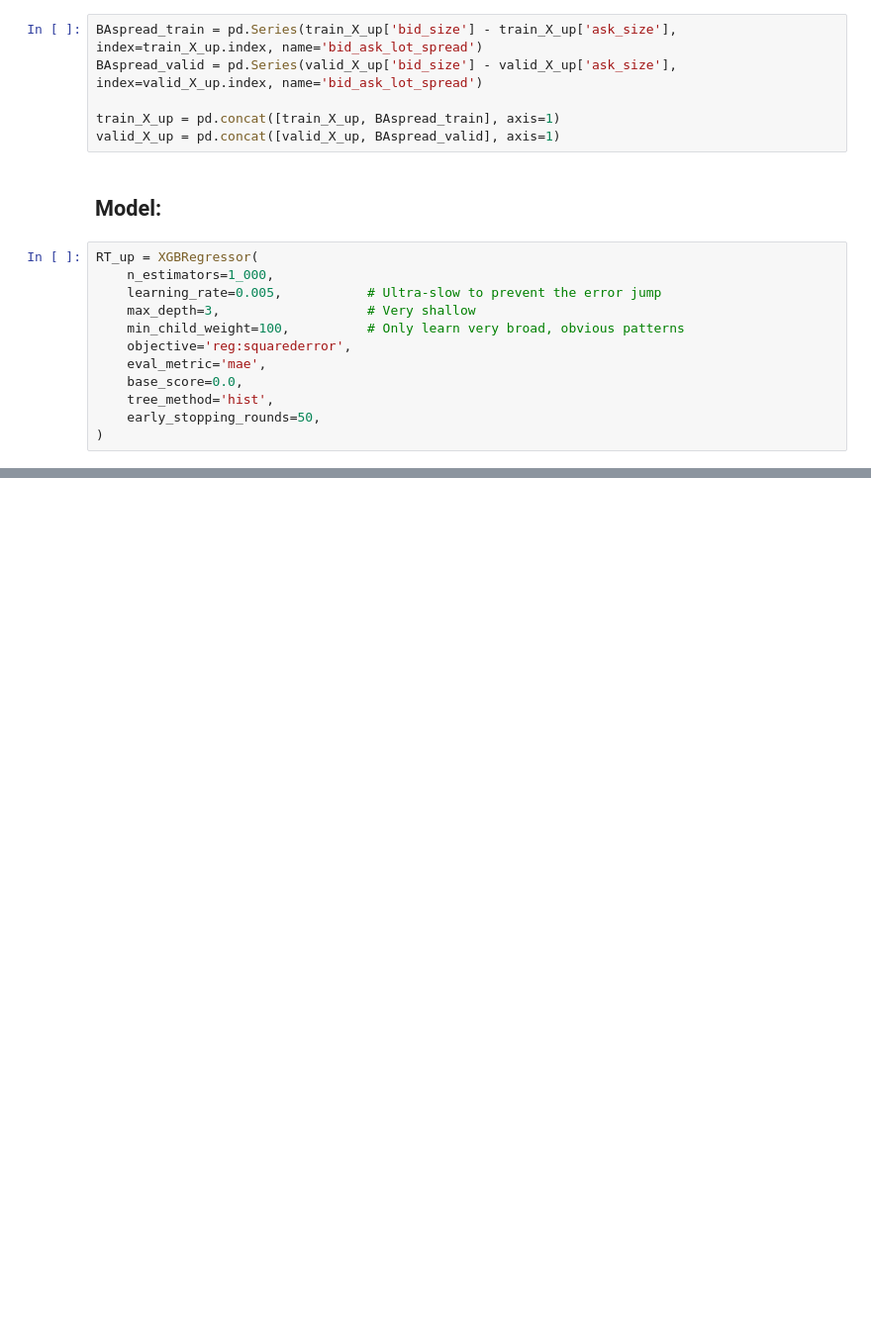
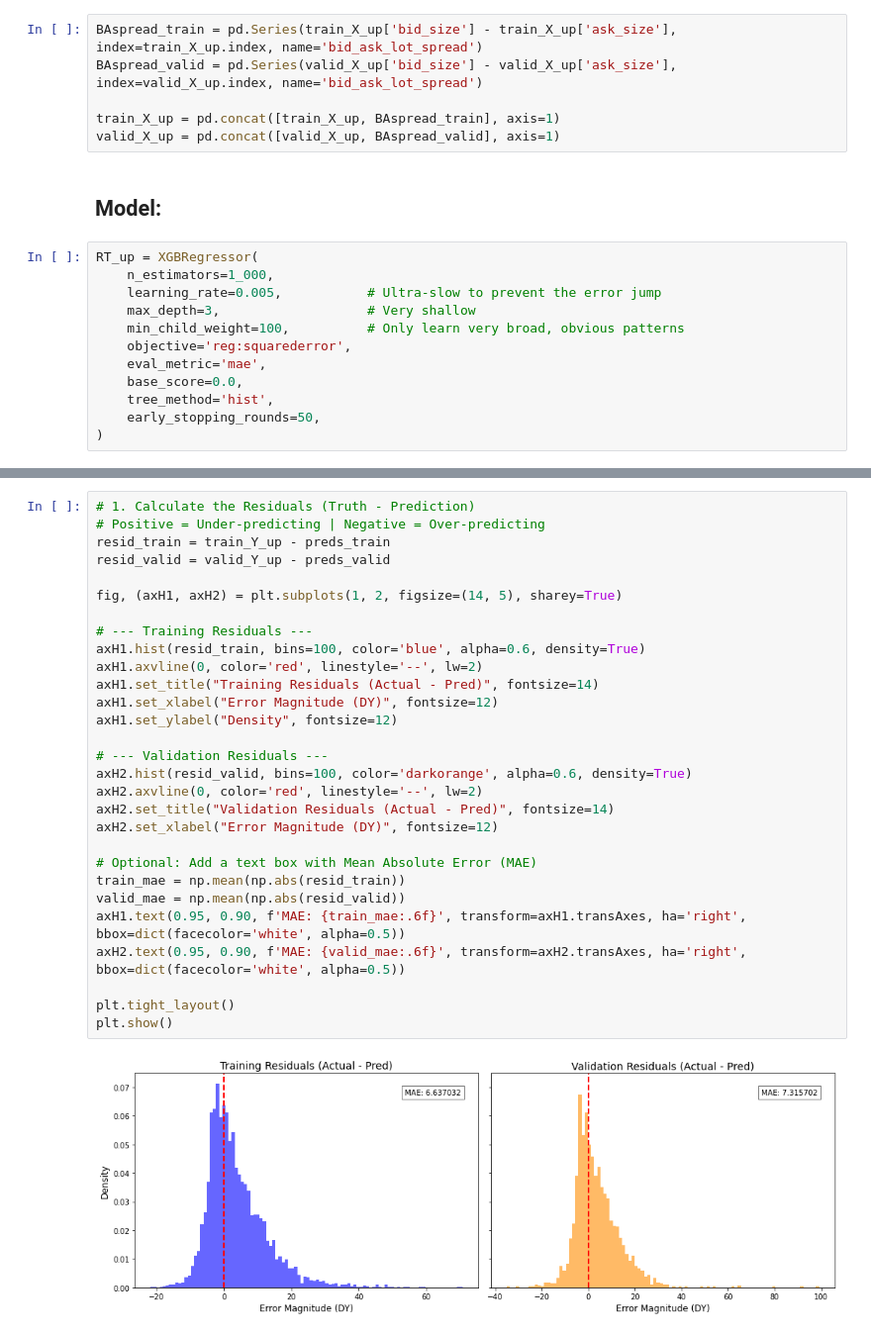
Before and after one commit to tdore738/trading_at_the_close, a Jupyter notebook: Workspace/First_Model/data_playground.ipynb, the cells around one changed output, grey strips where cells are left out. Shown at 99% size. Drawn from its saved outputs; the diff is of its cells as text; blank space fills up the shorter version.

```diff
--- a/Workspace/First_Model/data_playground.ipynb
+++ b/Workspace/First_Model/data_playground.ipynb
@@ -737,0 +1191,31 @@ shap.dependence_plot("seconds_in_bucket", shap_values, valid_X_up)
+# %%
+# 1. Calculate the Residuals (Truth - Prediction)
+# Positive = Under-predicting | Negative = Over-predicting
+resid_train = train_Y_up - preds_train
+resid_valid = valid_Y_up - preds_valid
+
+fig, (axH1, axH2) = plt.subplots(1, 2, figsize=(14, 5), sharey=True)
+
+# --- Training Residuals ---
+axH1.hist(resid_train, bins=100, color='blue', alpha=0.6, density=True)
+axH1.axvline(0, color='red', linestyle='--', lw=2)
+axH1.set_title("Training Residuals (Actual - Pred)", fontsize=14)
+axH1.set_xlabel("Error Magnitude (DY)", fontsize=12)
+axH1.set_ylabel("Density", fontsize=12)
+
+# --- Validation Residuals ---
+axH2.hist(resid_valid, bins=100, color='darkorange', alpha=0.6, density=True)
+axH2.axvline(0, color='red', linestyle='--', lw=2)
+axH2.set_title("Validation Residuals (Actual - Pred)", fontsize=14)
+axH2.set_xlabel("Error Magnitude (DY)", fontsize=12)
+
+# Optional: Add a text box with Mean Absolute Error (MAE)
+train_mae = np.mean(np.abs(resid_train))
+valid_mae = np.mean(np.abs(resid_valid))
+axH1.text(0.95, 0.90, f'MAE: {train_mae:.6f}', transform=axH1.transAxes, ha='right', bbox=dict(facecolor='white', alpha=0.5))
+axH2.text(0.95, 0.90, f'MAE: {valid_mae:.6f}', transform=axH2.transAxes, ha='right', bbox=dict(facecolor='white', alpha=0.5))
+
+plt.tight_layout()
+plt.show()
+# %% [output]
+[figure, added]
```
Also changed, not shown: parts of 71 cells of this notebook.
